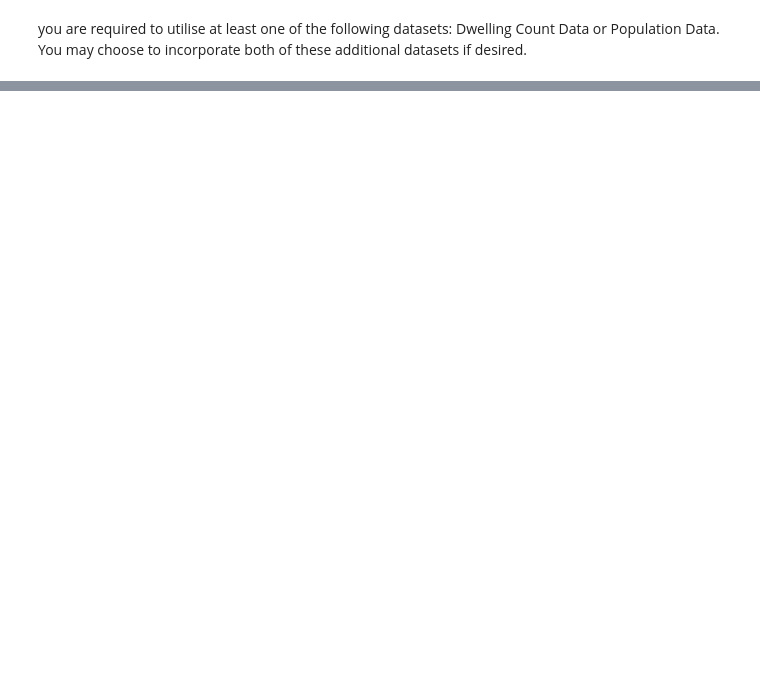
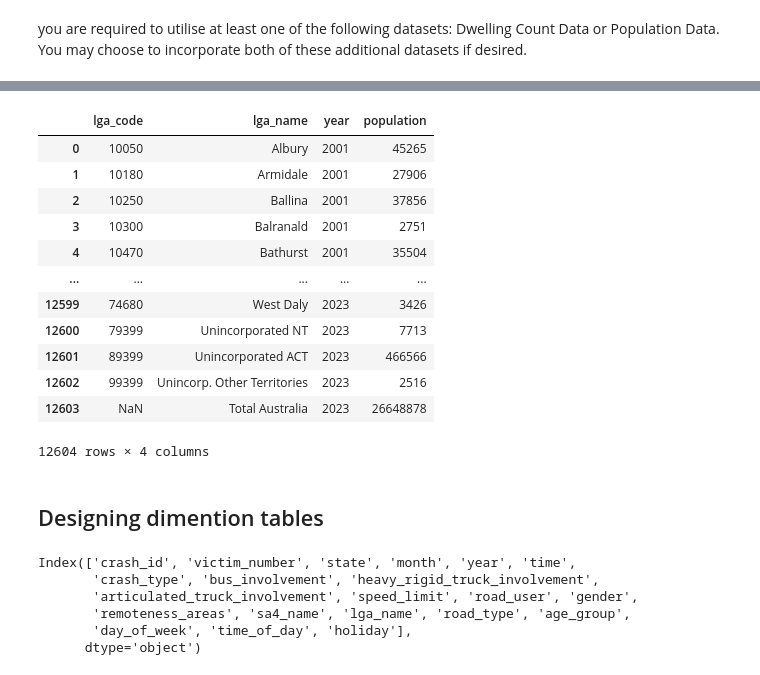
Before and after one commit to gambit0070/Data-Warehouse, a Jupyter notebook: ETL.ipynb, the cells around one changed output, grey strips where cells are left out. Cells and saved outputs as stored; diff of their text form; code cells hidden in the pictures; blank space fills up the shorter version.

```diff
--- a/ETL.ipynb
+++ b/ETL.ipynb
@@ -295,0 +341,33 @@ you are required to utilise at least one of the following datasets: Dwelling Cou
+# %%
+# Transform population into long format
+population_long = population.melt(
+    id_vars = ["lga_code", "lga_name"],
+    var_name = "year",
+    value_name = "population"
+)
+population_long
+# %% [output]
+|  | lga_code | lga_name | year | population |
+| 0 | 10050 | Albury | 2001 | 45265 |
+| 1 | 10180 | Armidale | 2001 | 27906 |
+| 2 | 10250 | Ballina | 2001 | 37856 |
+| 3 | 10300 | Balranald | 2001 | 2751 |
+| 4 | 10470 | Bathurst | 2001 | 35504 |
+| ... | ... | ... | ... | ... |
+| 12599 | 74680 | West Daly | 2023 | 3426 |
+| 12600 | 79399 | Unincorporated NT | 2023 | 7713 |
+| 12601 | 89399 | Unincorporated ACT | 2023 | 466566 |
+| 12602 | 99399 | Unincorp. Other Territories | 2023 | 2516 |
+| 12603 | NaN | Total Australia | 2023 | 26648878 |
+12604 rows × 4 columns
+# %% [markdown]
+## Designing dimention tables
+# %%
+print(df.columns)
+# %% [output]
+Index(['crash_id', 'victim_number', 'state', 'month', 'year', 'time',
+       'crash_type', 'bus_involvement', 'heavy_rigid_truck_involvement',
+       'articulated_truck_involvement', 'speed_limit', 'road_user', 'gender',
+       'remoteness_areas', 'sa4_name', 'lga_name', 'road_type', 'age_group',
+       'day_of_week', 'time_of_day', 'holiday'],
+      dtype='object')
```
Also changed, not shown: parts of 7 cells of this notebook, 7 other files.
